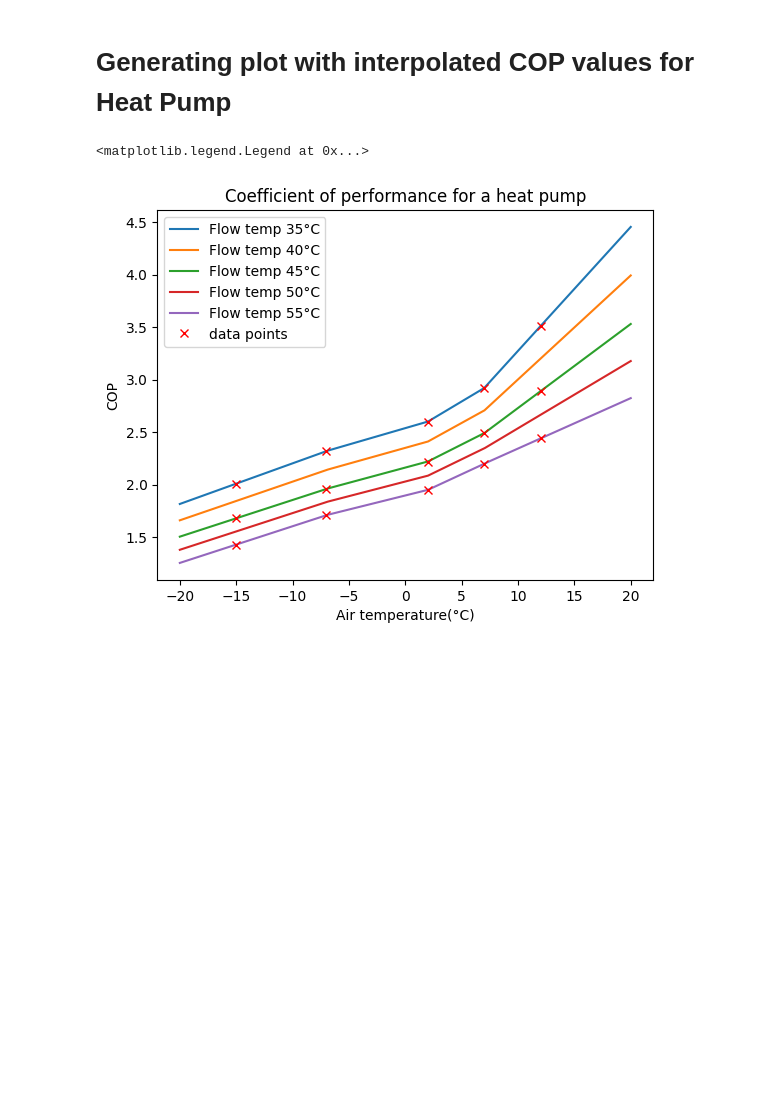
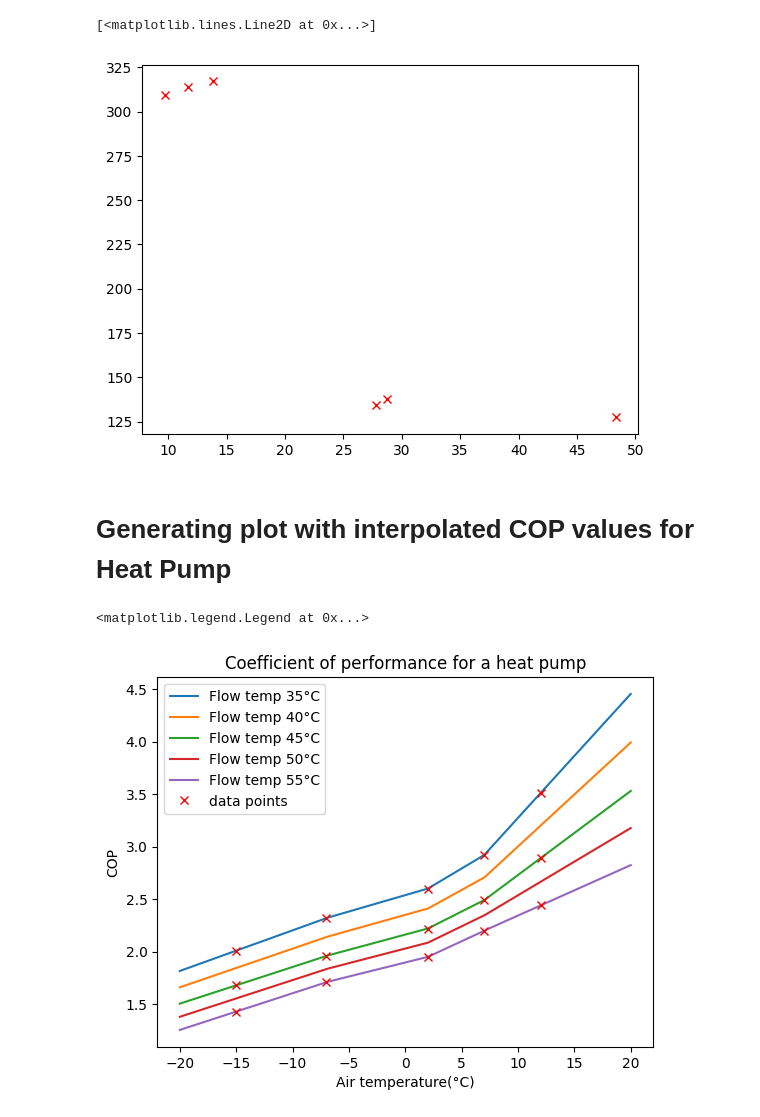
Before and after one commit to SNaylor12543/Variable_Output_Temperature_Heat_Pump, a Jupyter notebook: Notebook.ipynb, the cells around one changed output. Drawn from its saved outputs; the diff is of its cells as text; code cells hidden in the pictures; blank space fills up the shorter version.

```diff
--- a/Notebook.ipynb
+++ b/Notebook.ipynb
@@ -1,3 +1,14 @@
+# %%
+import matplotlib.pyplot as plt
+
+
+LMTD = np.array([48.3, 28.7, 27.8, 13.8, 11.7, 9.7])
+U = np.array([127.3, 138, 134.5, 317, 314, 309.5])
+
+plt.plot(LMTD, U, marker='x', color='red', linestyle='None')
+# %% [output]
+[<matplotlib.lines.Line2D at 0x...>]
+[figure, added]
 # %% [markdown]
 # Generating plot with interpolated COP values for Heat Pump
 # %%
```
Also changed, not shown: 4 other files.
